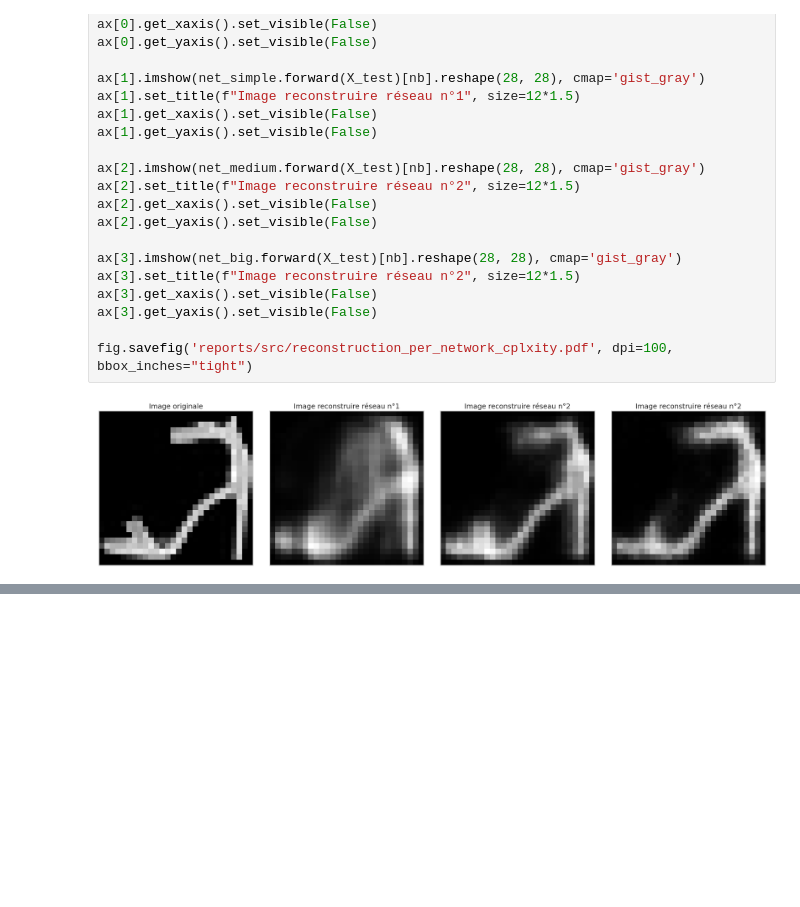
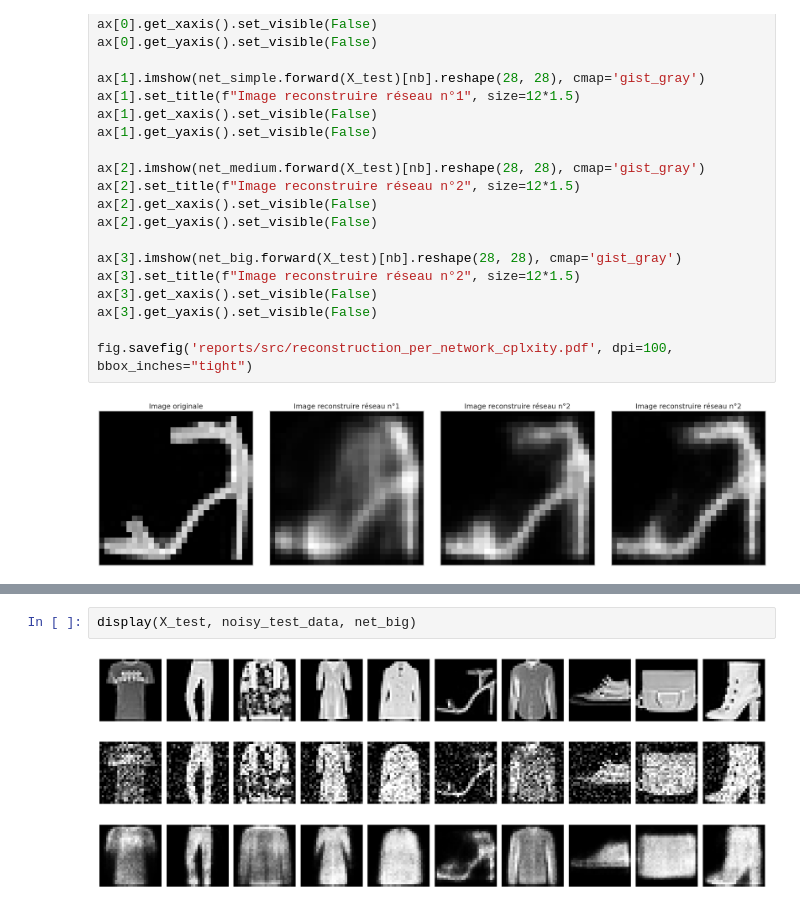
Before and after one commit to dataymeric/NeuralNetworksDIY, a Jupyter notebook: notebooks/encoder_decoder_fashion.ipynb, the cells around one changed output, grey strips where cells are left out. Cells and saved outputs as stored; diff of their text form; blank space fills up the shorter version.

```diff
--- a/notebooks/encoder_decoder_fashion.ipynb
+++ b/notebooks/encoder_decoder_fashion.ipynb
@@ -346,0 +384,4 @@ fig.savefig('reports/src/reconstruction_per_network_cplxity.pdf', dpi=100, bbox_
+# %%
+display(X_test, noisy_test_data, net_big)
+# %% [output]
+[figure, added]
```
Also changed, not shown: parts of 17 cells of this notebook, 6 other files.
